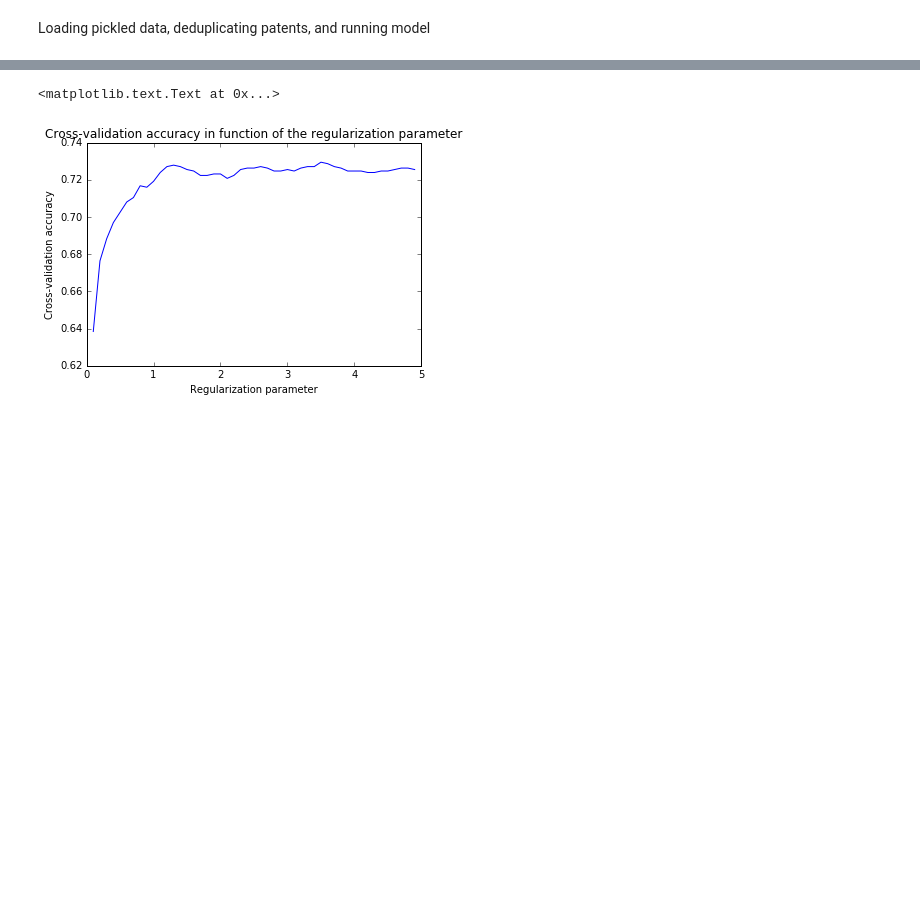
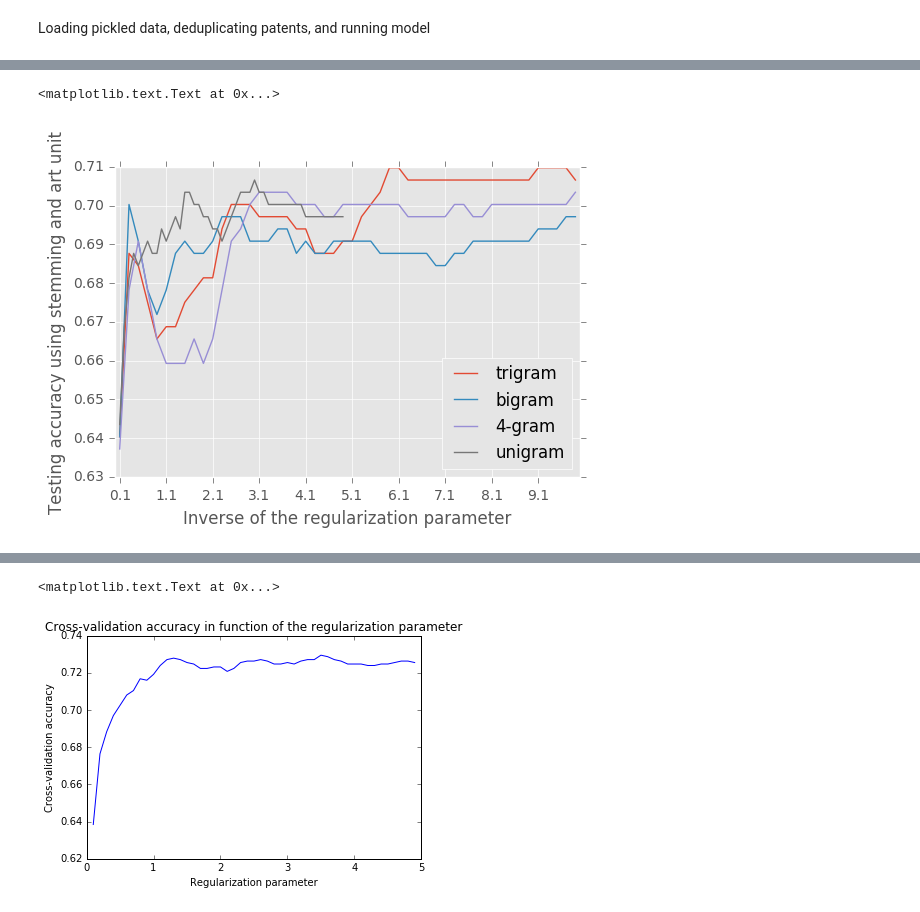
Before and after one commit to davidjwiner/cal-patent-lab, a Jupyter notebook: lib/notebooks/PTAB_predict_invalidation_final.ipynb, the cells around one changed output, grey strips where cells are left out. Drawn from its saved outputs; the diff is of its cells as text; code cells hidden in the pictures; blank space fills up the shorter version.

```diff
--- a/lib/notebooks/PTAB_predict_invalidation_final.ipynb
+++ b/lib/notebooks/PTAB_predict_invalidation_final.ipynb
@@ -237,0 +327,12 @@ Recall is 0.166666666667
+# %%
+plt.plot(np.arange(0.1, 10, 0.2), score_log_stem_art_tri, label='trigram')
+plt.plot(np.arange(0.1, 10, 0.2), score_log_stem_art_bi, label='bigram')
+plt.plot(np.arange(0.1, 10, 0.2), score_log_stem_art_quad, label='4-gram')
+plt.plot(np.arange(0.1, 5, 0.1), score['log']['art_unit'], label='unigram')
+plt.legend(loc=4, fontsize=12)
+plt.xticks(np.arange(0.1, 10, 1))
+plt.xlabel('Inverse of the regularization parameter')
+plt.ylabel('Testing accuracy using stemming and art unit')
+# %% [output]
+<matplotlib.text.Text at 0x...>
+[figure, added]
```
Also changed, not shown: parts of 65 cells of this notebook.
